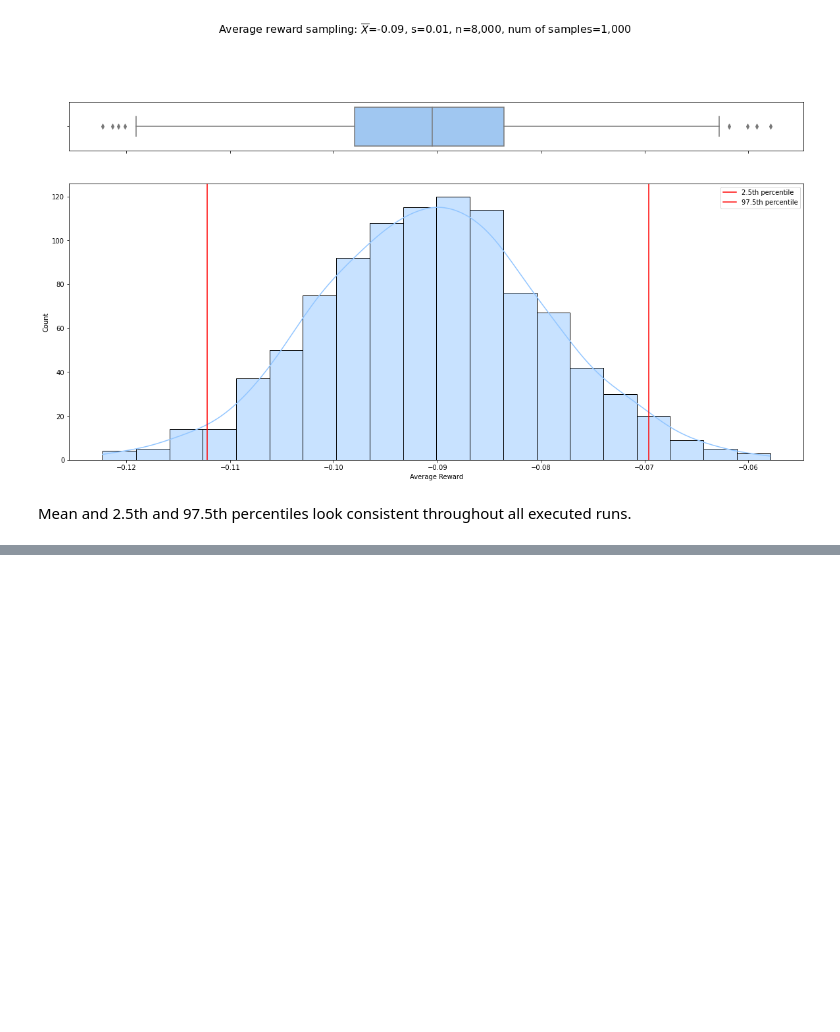
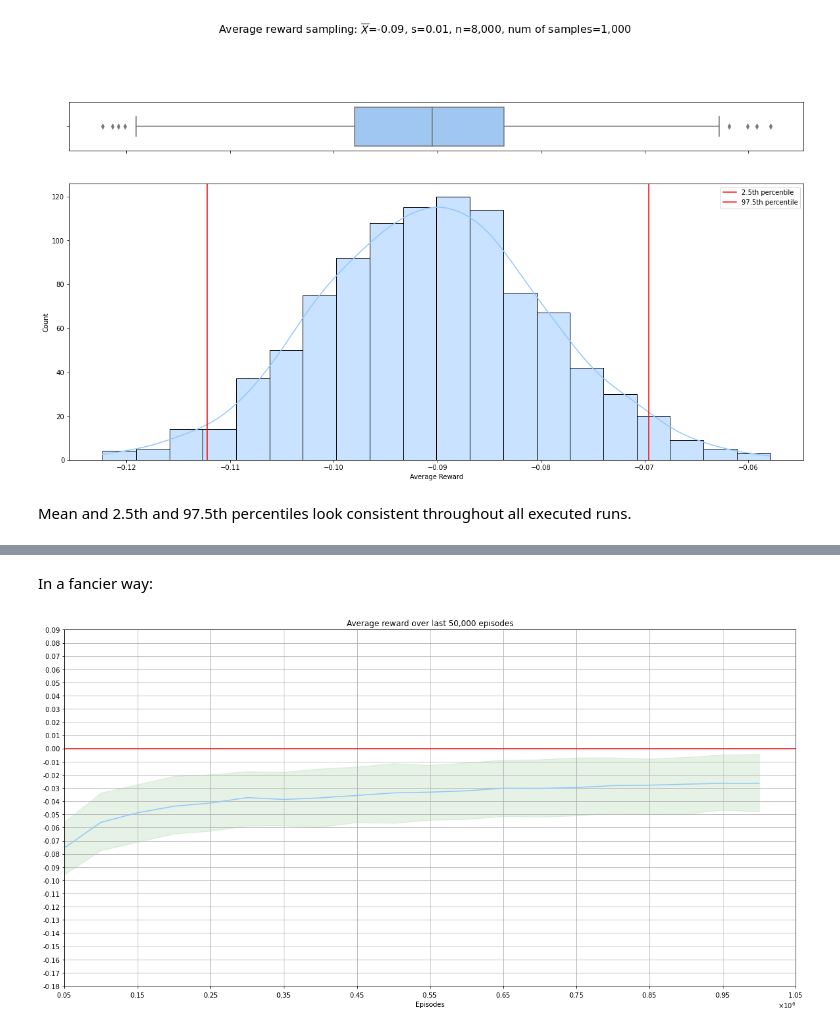
Before and after one commit to Xavi-Linux/Fatjack, a Jupyter notebook: Train_Test.ipynb, the cells around one changed output, grey strips where cells are left out. Drawn from its saved outputs; the diff is of its cells as text; code cells hidden in the pictures; blank space fills up the shorter version.

Commit message:
Train Test notebook finished

```diff
--- a/Train_Test.ipynb
+++ b/Train_Test.ipynb
@@ -631,0 +687,10 @@ Mean and 2.5th and 97.5th percentiles look consistent throughout all executed ru
+# %%
+#Control agent instance:
+learner = Learner(env)
+# %%
+# I tweak the parallelized process by passing the evaluator agent as an argument (second argument):
+def put_q_test(q, agent, episodes, show_every, save_every, collect_every):
+    """
+    q: Queue from multiprocessing library
+    """
+    q.put(agents_methods[agent.get_parent_class_str()](env, agent, episodes, show_every, save_every, collect_every, train=False))
@@ -631,0 +760,2 @@ Mean and 2.5th and 97.5th percentiles look consistent throughout all executed ru
+# %%
+rewards = train_and_test(env, learner, 1_000_000, 50_000,bootstrap_samples=1_000)
@@ -631,0 +782,6 @@ Mean and 2.5th and 97.5th percentiles look consistent throughout all executed ru
+# %%
+for k, v in rewards.items():
+    print('After {:,.0f} episodes:\n'.format(k),
+          '\tMean: {0:,.4f}\n'.format(v['mean']),
+          '\t2.5th percentile: {0:,.4f}\n'.format(float(v['lower_bound'])),
+          '\t97.5th percentile: {0:,.4f}\n'.format(float(v['upper_bound'])))
@@ -631,0 +806,8 @@ Mean and 2.5th and 97.5th percentiles look consistent throughout all executed ru
+# %% [markdown]
+In a fancier way:
+# %%
+plot_reward_time_series(list(rewards.keys()), [v['mean'] for v in rewards.values()],
+                        far=False, lower=[float(v['lower_bound']) for v in rewards.values()],
+                        upper=[float(v['upper_bound']) for v in rewards.values()]);
+# %% [output]
+[figure, added]
```
Also changed, not shown: parts of 18 cells of this notebook, 43 other files.
